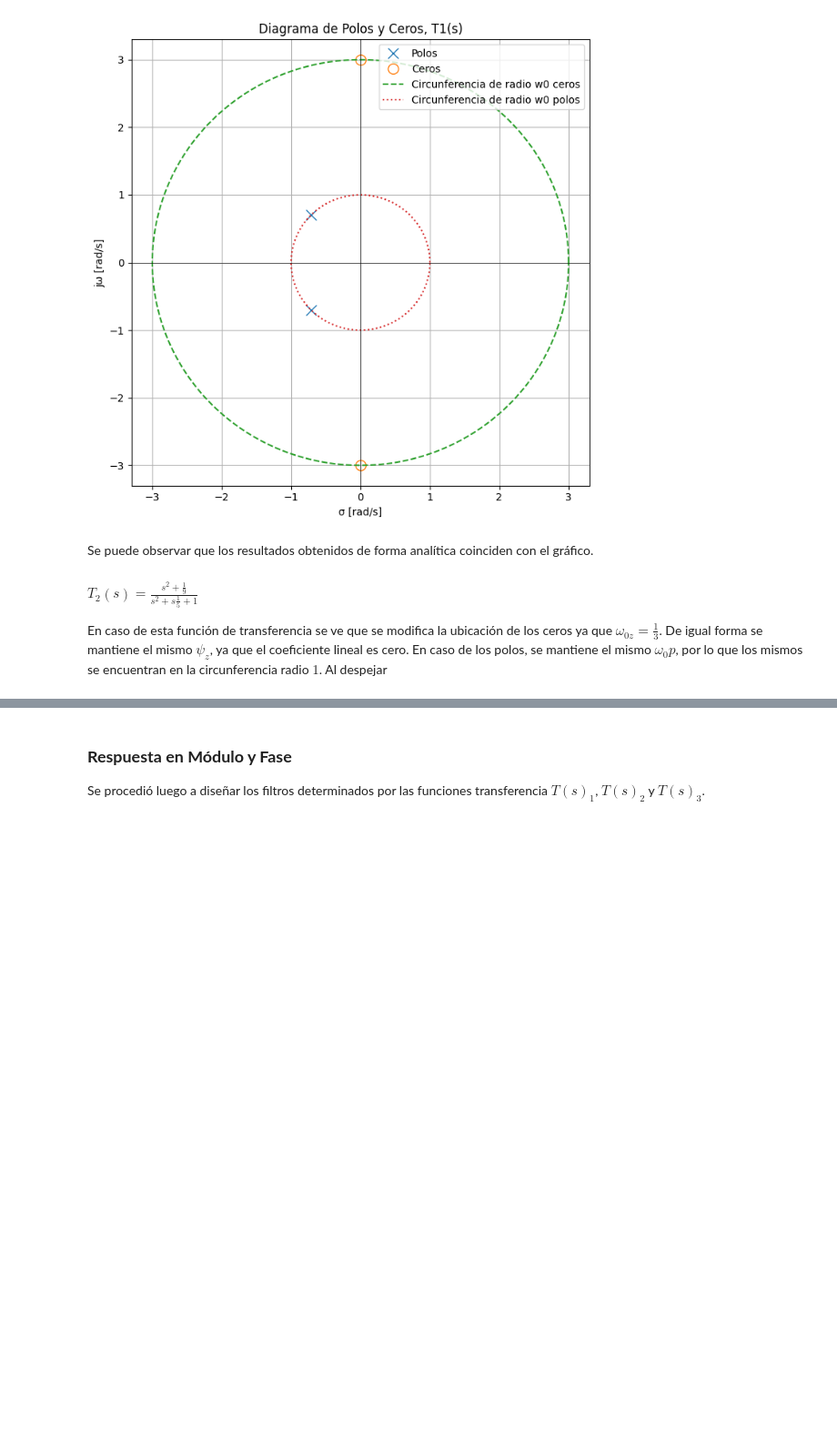
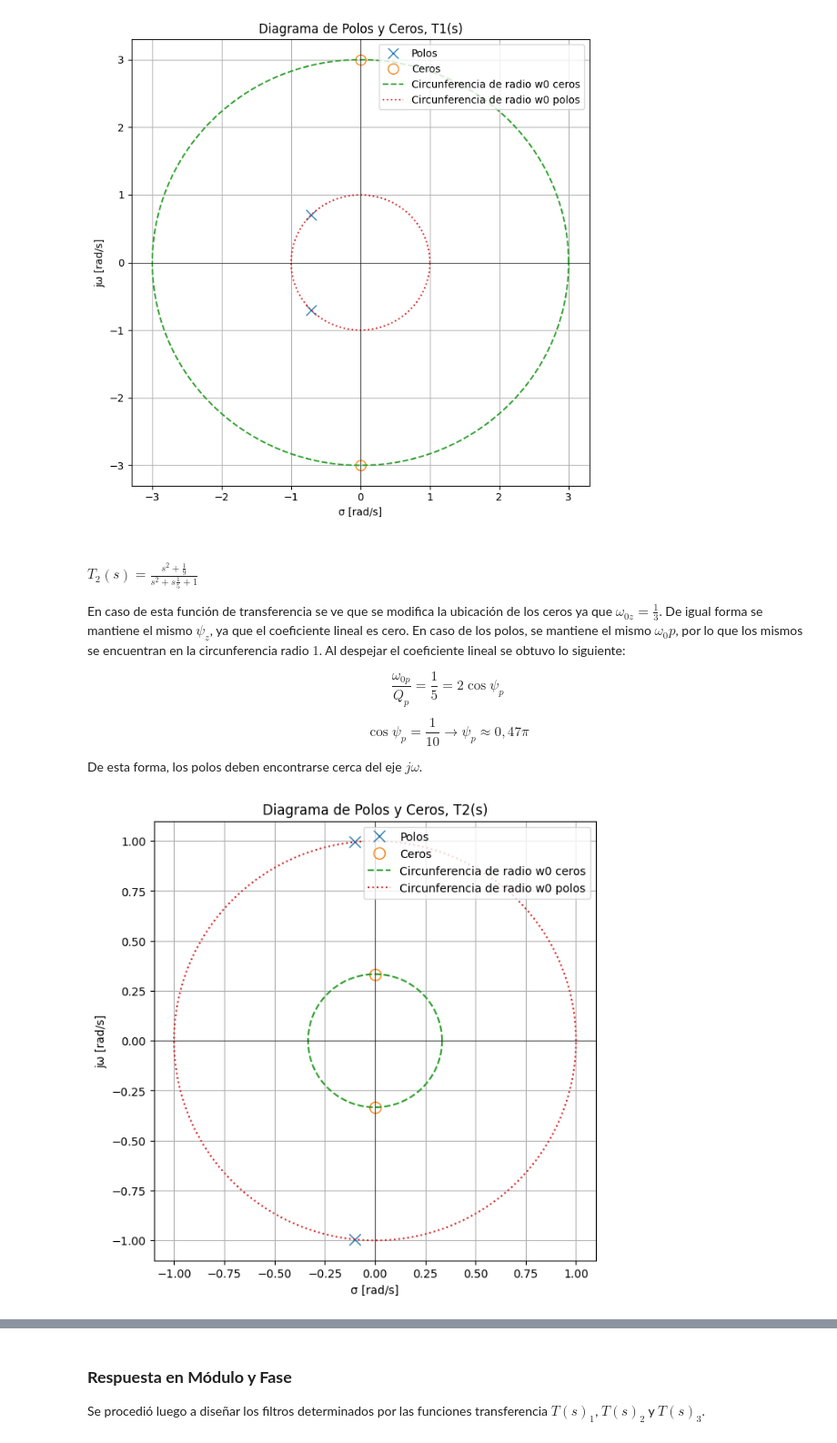
Before and after one commit to mtaranilla/APS_2025, a Jupyter notebook: TS_TARANILLA_SALGADO/TS6_FiltrosRLC/TS6_SALGADO_TARANILLA.ipynb, the cells around one changed output, grey strips where cells are left out. Shown at 91% size. Saved outputs shown, nothing was run; the diff lists cells and outputs as text; code cells hidden in the pictures; blank space fills up the shorter version.

```diff
--- a/TS_TARANILLA_SALGADO/TS6_FiltrosRLC/TS6_SALGADO_TARANILLA.ipynb
+++ b/TS_TARANILLA_SALGADO/TS6_FiltrosRLC/TS6_SALGADO_TARANILLA.ipynb
@@ -198,7 +194,41 @@ plt.show()
 # %% [output]
 [figure]
 # %% [markdown]
-Se puede observar que los resultados obtenidos de forma analítica coinciden con el gráfico.
+#### $T_2(s) = \frac{s^2 + \frac{1}{9}}{s^2 + s \frac{1}{5} + 1}$
+En caso de esta función de transferencia se ve que se modifica la ubicación de los ceros ya que $\omega_{0z} = \frac{1}{3}$. De igual forma se mantiene el mismo $\psi_z$, ya que el coeficiente lineal es cero. En caso de los polos, se mantiene el mismo $\omega_0p$, por lo que los mismos se encuentran en la circunferencia radio $1$. Al despejar el coeficiente lineal se obtuvo lo siguiente:
 
-#### $T_2(s) = \frac{s^2 + \frac{1}{9}}{s^2 + s \frac{1}{5} + 1}$
-En caso de esta función de transferencia se ve que se modifica la ubicación de los ceros ya que $\omega_{0z} = \frac{1}{3}$. De igual forma se mantiene el mismo $\psi_z$, ya que el coeficiente lineal es cero. En caso de los polos, se mantiene el mismo $\omega_0p$, por lo que los mismos se encuentran en la circunferencia radio $1$. Al despejar
+$$
+\frac{\omega_{0p}}{Q_p} = \frac{1}{5} = 2 \cos{\psi_p}
+$$
+
+$$
+\cos{\psi_p} = \frac{1}{10} \rightarrow \psi_p \approx 0,47\pi
+$$
+
+De esta forma, los polos deben encontrarse cerca del eje $j\omega$.
+# %%
+sos_b = [[1,0,1/9,1,1/5,1]]
+
+z_b, p_b, k_b = sig.sos2zpk(sos_b)
+
+# Parámetros de la circunferencia
+w0_z_b = 1/3
+w0_p_b = 1
+x0, y0 = 0, 0  # centro
+
+plt.figure(figsize=(7,7))
+plt.plot(np.real(p_b), np.imag(p_b), 'x', markersize=10, label='Polos')
+if len(z_b) > 0:
+    plt.plot(np.real(z_b), np.imag(z_b), 'o', markersize=10, fillstyle='none', label='Ceros')
+plt.plot(w0_z_b * np.cos(theta), w0_z_b * np.sin(theta), label='Circunferencia de radio w0 ceros', linestyle='--')
+plt.plot(w0_p_b * np.cos(theta), w0_p_b * np.sin(theta), label='Circunferencia de radio w0 polos', linestyle=':')
+plt.axhline(0, color='k', lw=0.5)
+plt.axvline(0, color='k', lw=0.5)
+plt.title('Diagrama de Polos y Ceros, T2(s)')
+plt.xlabel('σ [rad/s]')
+plt.ylabel('jω [rad/s]')
+plt.legend()
+plt.grid(True)
+plt.show()
+# %% [output]
+[figure, added]
```
Also changed, not shown: parts of 10 cells of this notebook.
